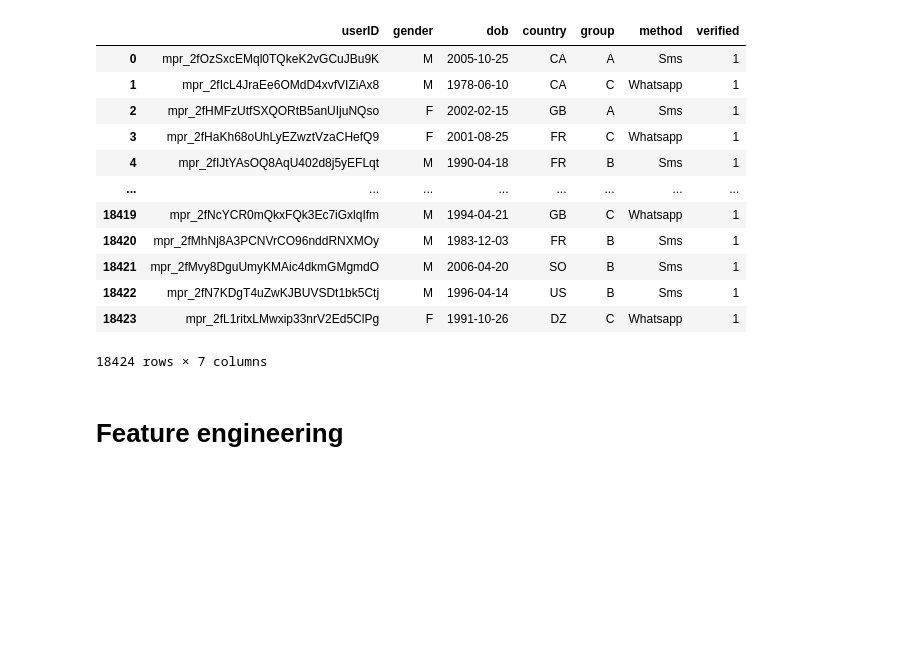
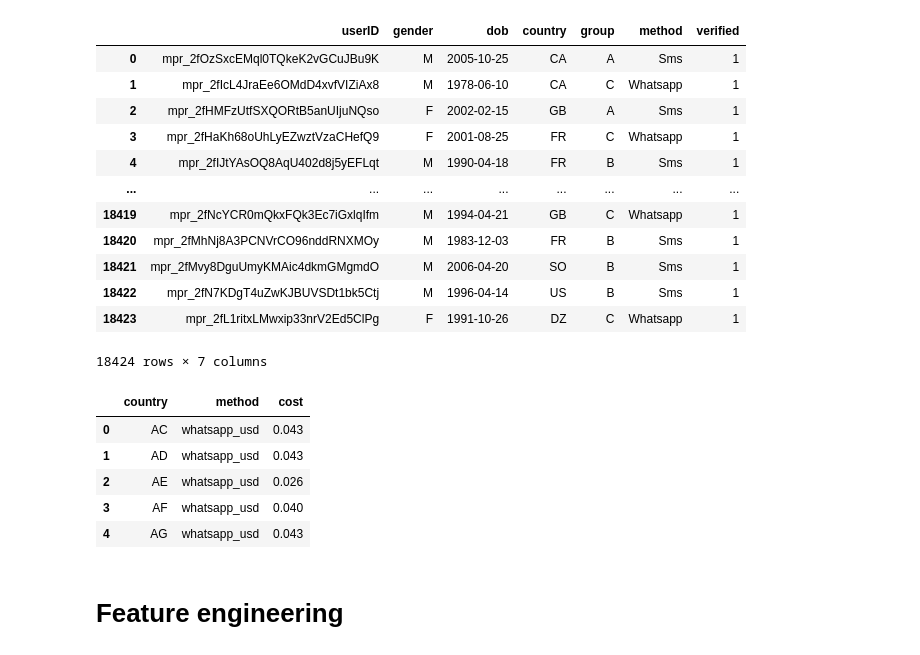
Before and after one commit to matin-zarei/AB-Test-Analysis-for-Muzz, a Jupyter notebook: AB-Verify.ipynb, the cells around one changed output. Drawn from its saved outputs; the diff is of its cells as text; code cells hidden in the pictures; blank space fills up the shorter version.

```diff
--- a/AB-Verify.ipynb
+++ b/AB-Verify.ipynb
@@ -139,6 +152,15 @@ merged_df
 18424 rows × 7 columns
 # %%
 melted_costs_df = costs_df.melt(id_vars=['country'], var_name='method', value_name='cost')
+# %%
+melted_costs_df.head()
+# %% [output]
+|  | country | method | cost |
+| 0 | AC | whatsapp_usd | 0.043 |
+| 1 | AD | whatsapp_usd | 0.043 |
+| 2 | AE | whatsapp_usd | 0.026 |
+| 3 | AF | whatsapp_usd | 0.040 |
+| 4 | AG | whatsapp_usd | 0.043 |
 # %%
 # change 'whatsapp and sms _used' to 'whatsapp' and 'Sms' in 'method' column
 melted_costs_df['method'] = melted_costs_df['method'].replace({'whatsapp_usd': 'Whatsapp'})
```
Also changed, not shown: parts of 32 cells of this notebook.
